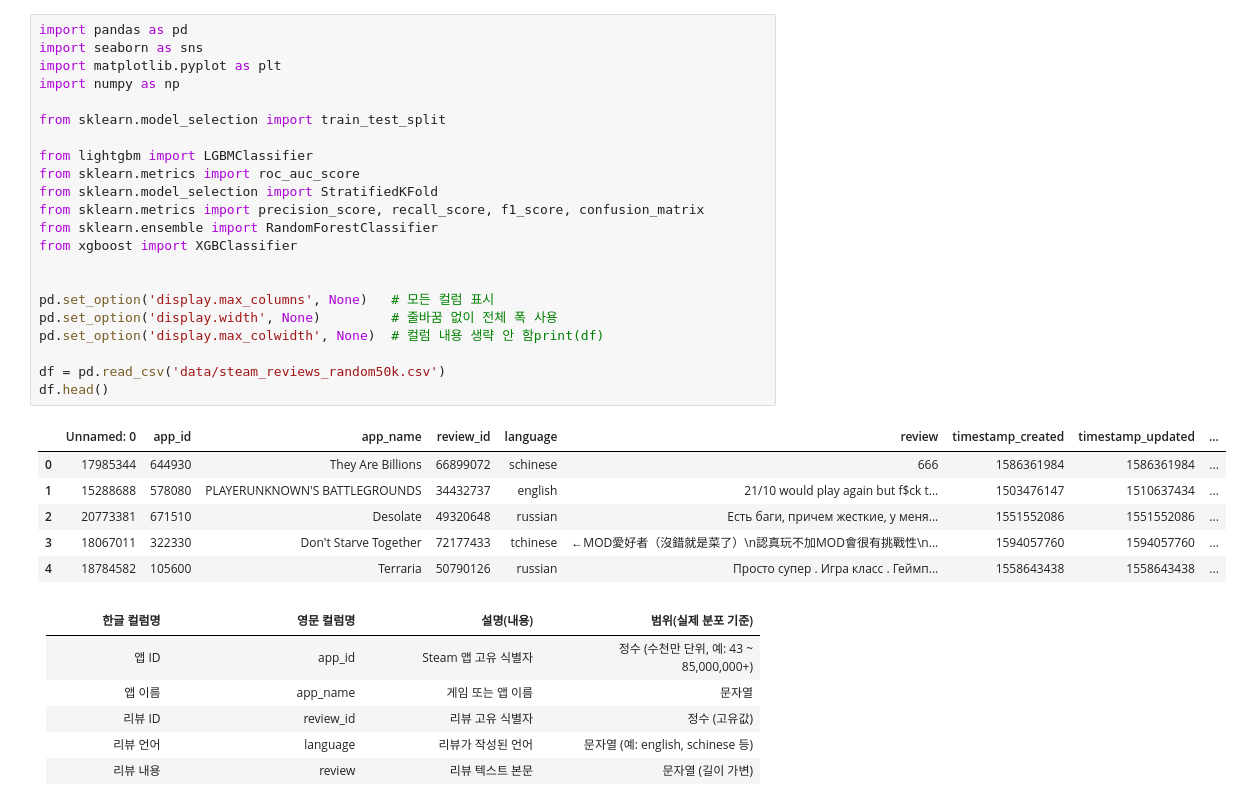
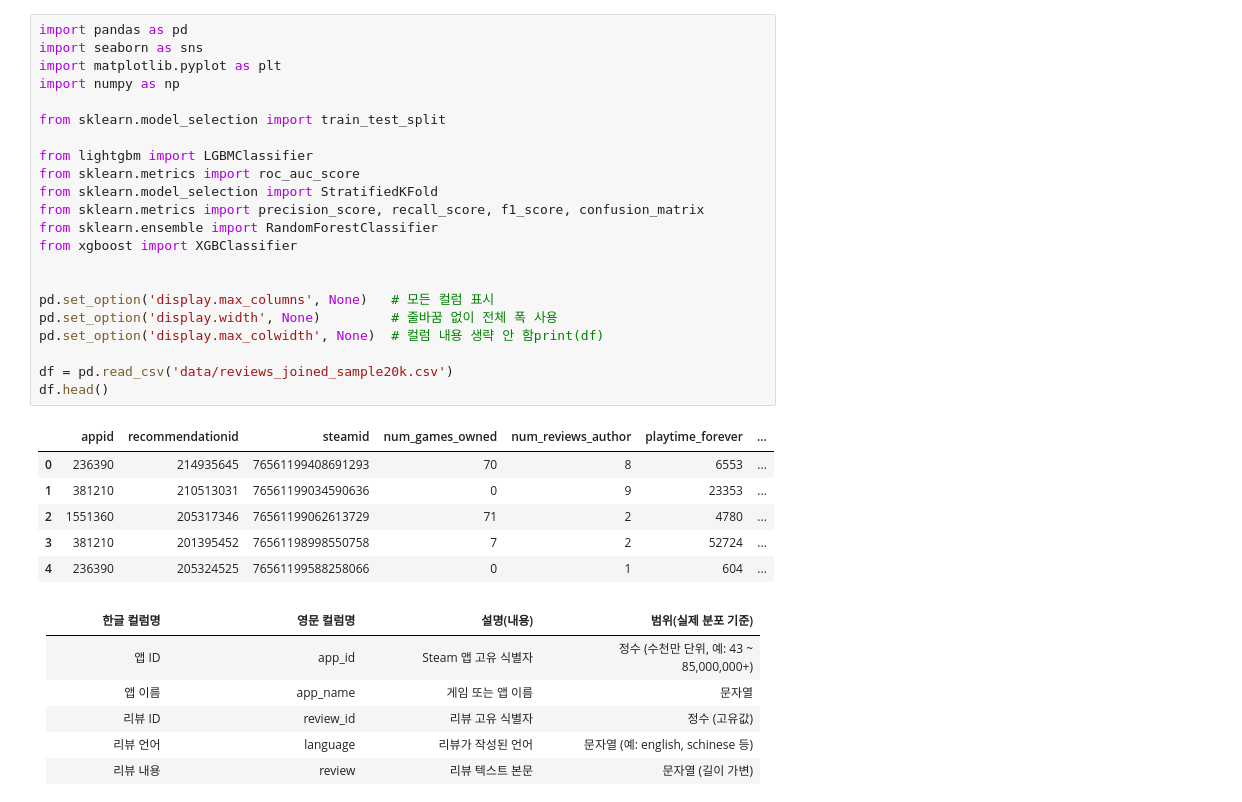
Before and after one commit to clachic00/deep_learning, a Jupyter notebook: steam_review.ipynb, the cells around one changed output. Cells and saved outputs as stored; diff of their text form.

```diff
--- a/steam_review.ipynb
+++ b/steam_review.ipynb
@@ -1,32 +1,32 @@
 # %%
 import pandas as pd
 import seaborn as sns
 import matplotlib.pyplot as plt
 import numpy as np
 
 from sklearn.model_selection import train_test_split
 
 from lightgbm import LGBMClassifier
 from sklearn.metrics import roc_auc_score
 from sklearn.model_selection import StratifiedKFold
 from sklearn.metrics import precision_score, recall_score, f1_score, confusion_matrix
 from sklearn.ensemble import RandomForestClassifier
 from xgboost import XGBClassifier
 
 
 pd.set_option('display.max_columns', None)   # 모든 컬럼 표시
 pd.set_option('display.width', None)         # 줄바꿈 없이 전체 폭 사용
 pd.set_option('display.max_colwidth', None)  # 컬럼 내용 생략 안 함print(df)
 
-df = pd.read_csv('data/steam_reviews_random50k.csv')
+df = pd.read_csv('data/reviews_joined_sample20k.csv')
 df.head()
 # %% [output]
-|  | Unnamed: 0 | app_id | app_name | review_id | language | review | timestamp_created | timestamp_updated | ... |
-| 0 | 17985344 | 644930 | They Are Billions | 66899072 | schinese | 666 | 1586361984 | 1586361984 | ... |
-| 1 | 15288688 | 578080 | PLAYERUNKNOWN'S BATTLEGROUNDS | 34432737 | english | 21/10 would play again but f$ck t... | 1503476147 | 1510637434 | ... |
-| 2 | 20773381 | 671510 | Desolate | 49320648 | russian | Есть баги, причем жесткие, у меня... | 1551552086 | 1551552086 | ... |
-| 3 | 18067011 | 322330 | Don't Starve Together | 72177433 | tchinese | ←MOD愛好者（沒錯就是菜了）\n認真玩不加MOD會很有挑戰性\n... | 1594057760 | 1594057760 | ... |
-| 4 | 18784582 | 105600 | Terraria | 50790126 | russian | Просто супер . Игра класс . Геймп... | 1558643438 | 1558643438 | ... |
+|  | appid | recommendationid | steamid | num_games_owned | num_reviews_author | playtime_forever | ... |
+| 0 | 236390 | 214935645 | 76561199408691293 | 70 | 8 | 6553 | ... |
+| 1 | 381210 | 210513031 | 76561199034590636 | 0 | 9 | 23353 | ... |
+| 2 | 1551360 | 205317346 | 76561199062613729 | 71 | 2 | 4780 | ... |
+| 3 | 381210 | 201395452 | 76561198998550758 | 7 | 2 | 52724 | ... |
+| 4 | 236390 | 205324525 | 76561199588258066 | 0 | 1 | 604 | ... |
 # %% [markdown]
 | 한글 컬럼명 | 영문 컬럼명 | 설명(내용) | 범위(실제 분포 기준) |
 |---|---|---|---|
```
Also changed, not shown: parts of 19 cells of this notebook, 9 other files.
